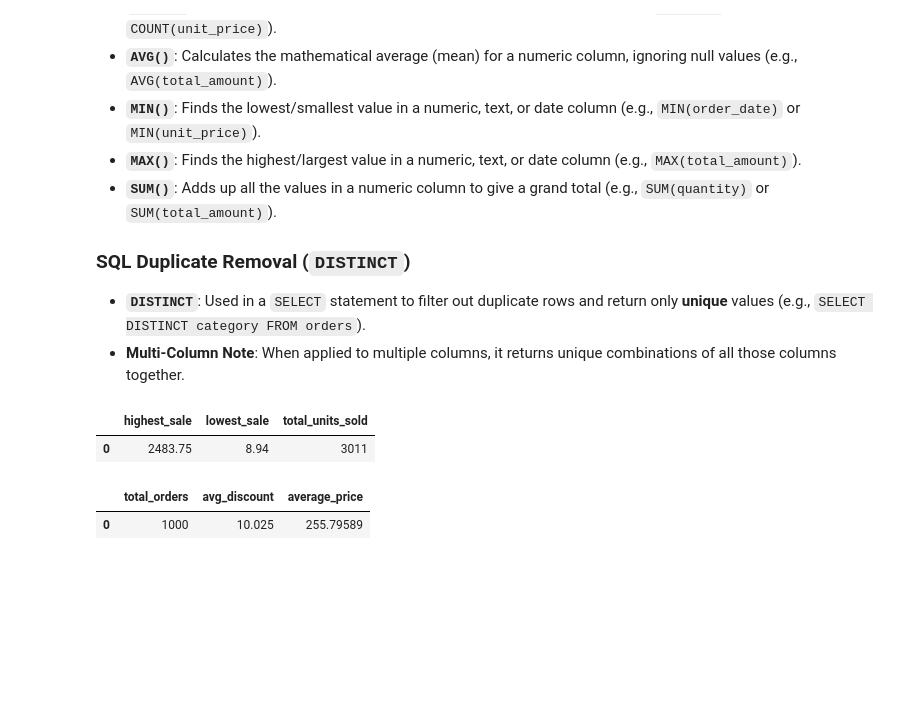
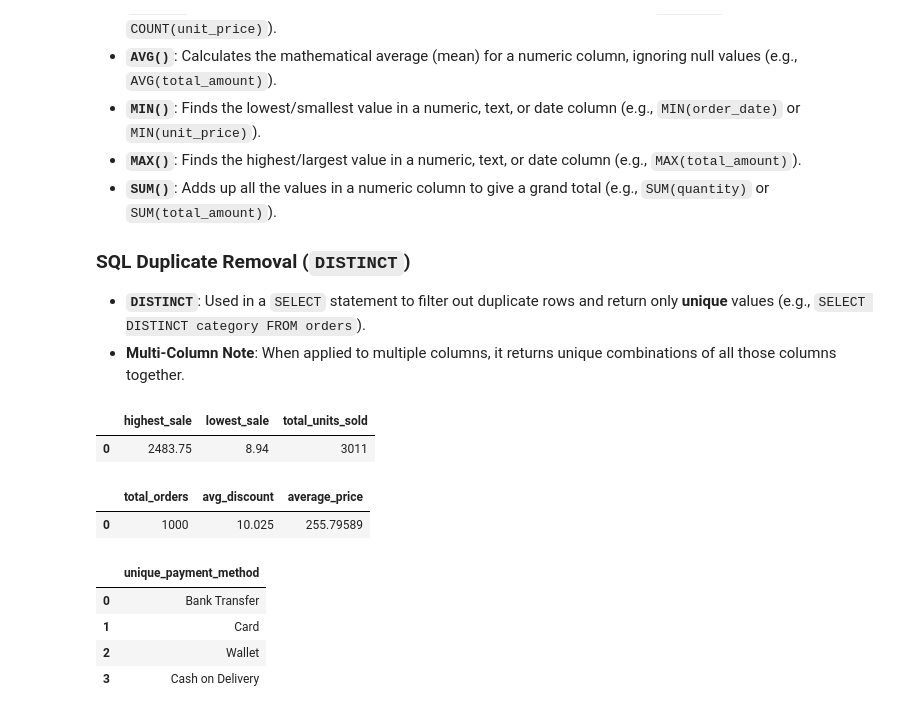
Before and after one commit to Thomasayanfeoluwa/2026-Python-Training-Class---Tutorial-For-Beginners, a Jupyter notebook: sqlite3.ipynb, the cells around one changed output. Cells and saved outputs as stored; diff of their text form; code cells hidden in the pictures; blank space fills up the shorter version.

Commit message:
Unique Options Discovery

```diff
--- a/sqlite3.ipynb
+++ b/sqlite3.ipynb
@@ -836,7 +836,18 @@ run_sql("""
 # %%
 """
 Challenge 3: Unique Options Discovery (DISTINCT)
 Write two distinct queries using DISTINCT:
 1. Retrieve a clean, unique list of all payment methods used by customers, aliased or formatted clearly.
 2. Find all unique combinations of city and category where orders have been placed.
 """
+
+run_sql("""
+    SELECT DISTINCT payment_method AS unique_payment_method
+    FROM orders;
+""")
+# %% [output]
+|  | unique_payment_method |
+| 0 | Bank Transfer |
+| 1 | Card |
+| 2 | Wallet |
+| 3 | Cash on Delivery |
```
Also changed, not shown: parts of 3 cells of this notebook.
